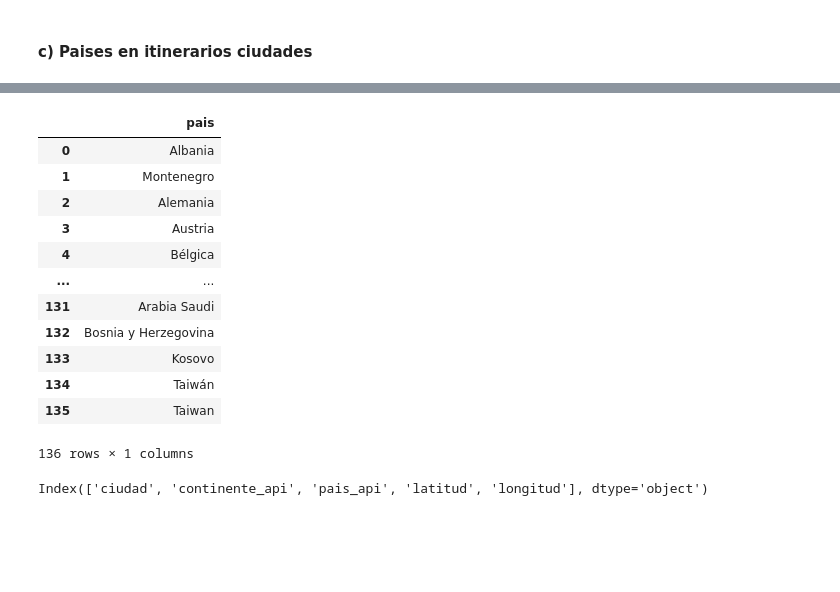
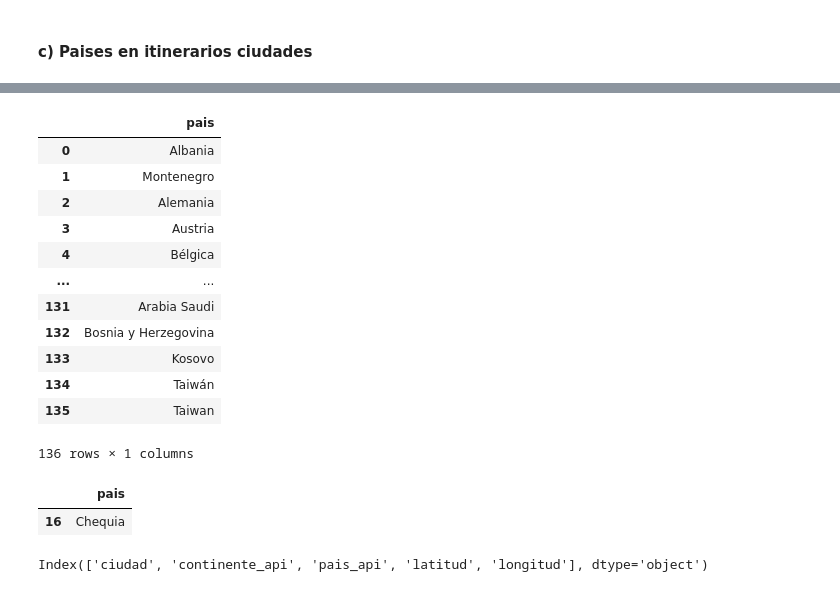
Before and after one commit to VanesaFloresRivera/Proyecto-Final, a Jupyter notebook: notebooks/carga.ipynb, the cells around one changed output, grey strips where cells are left out. Cells and saved outputs as stored; diff of their text form; code cells hidden in the pictures; blank space fills up the shorter version.

```diff
--- a/notebooks/carga.ipynb
+++ b/notebooks/carga.ipynb
@@ -162,22 +162,27 @@ df_itinerarios_ciudades[df_itinerarios_ciudades.pais_correcto == 'Levi']
 # %%
 df_itinerarios_ciudades_pais_continentes = pd.DataFrame()
 df_itinerarios_ciudades_pais_continentes['pais'] = df_itinerarios_ciudades['pais_correcto'].drop_duplicates().reset_index(drop=True)
+# %%
+df_itinerarios_ciudades_pais_continentes
+# %% [output]
+|  | pais |
+| 0 | Albania |
+| 1 | Montenegro |
+| 2 | Alemania |
+| 3 | Austria |
+| 4 | Bélgica |
+| ... | ... |
+| 131 | Arabia Saudi |
+| 132 | Bosnia y Herzegovina |
+| 133 | Kosovo |
+| 134 | Taiwán |
+| 135 | Taiwan |
+136 rows × 1 columns
 # %%
-df_itinerarios_ciudades_pais_continentes
+df_itinerarios_ciudades_pais_continentes[df_itinerarios_ciudades_pais_continentes.pais=='Chequia']
 # %% [output]
 |  | pais |
-| 0 | Albania |
-| 1 | Montenegro |
-| 2 | Alemania |
-| 3 | Austria |
-| 4 | Bélgica |
-| ... | ... |
-| 131 | Arabia Saudi |
-| 132 | Bosnia y Herzegovina |
-| 133 | Kosovo |
-| 134 | Taiwán |
-| 135 | Taiwan |
+| 16 | Chequia |
-136 rows × 1 columns
 # %%
 #normalizo y capitalizo la columna pais:
 df_itinerarios_ciudades_pais_continentes['pais'] = df_itinerarios_ciudades_pais_continentes['pais'].map(tr.normalizar_texto)
```
Also changed, not shown: parts of 9 cells of this notebook, 13 other files.
